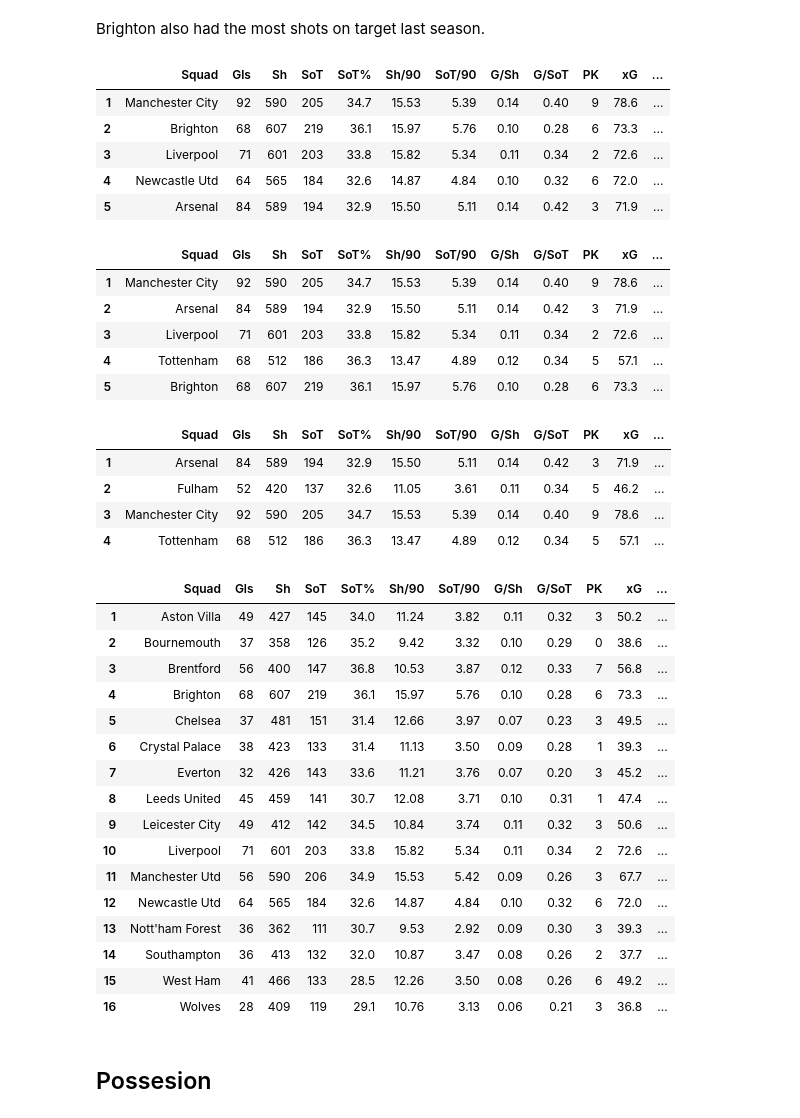
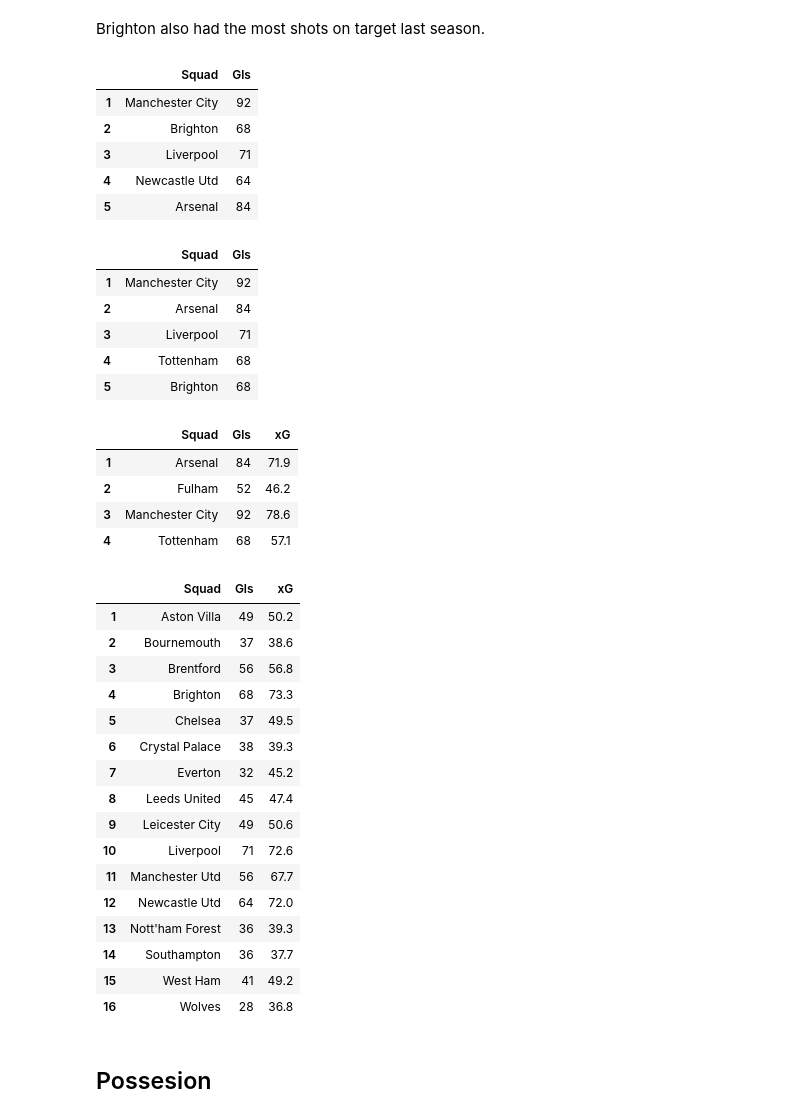
Before and after one commit to ayomidecole/Prem2022-23-data, a Jupyter notebook: prem_data_analysis.ipynb, the cells around one changed output. Cells and saved outputs as stored; diff of their text form; code cells hidden in the pictures.

```diff
--- a/prem_data_analysis.ipynb
+++ b/prem_data_analysis.ipynb
@@ -90,60 +90,59 @@ SoT_sorted
 Brighton also had the most shots on target last season.
 # %%
 shooting_xGsorted = shooting.sort_values('xG', ascending=False).set_index(np.arange(1, len(shooting)+1))
-shooting_xGsorted[:5]
+shooting_xGsorted[['Squad', 'Gls']].head(5)
 # %% [output]
-|  | Squad | Gls | Sh | SoT | SoT% | Sh/90 | SoT/90 | G/Sh | G/SoT | PK | xG | ... |
-| 1 | Manchester City | 92 | 590 | 205 | 34.7 | 15.53 | 5.39 | 0.14 | 0.40 | 9 | 78.6 | ... |
-| 2 | Brighton | 68 | 607 | 219 | 36.1 | 15.97 | 5.76 | 0.10 | 0.28 | 6 | 73.3 | ... |
-| 3 | Liverpool | 71 | 601 | 203 | 33.8 | 15.82 | 5.34 | 0.11 | 0.34 | 2 | 72.6 | ... |
-| 4 | Newcastle Utd | 64 | 565 | 184 | 32.6 | 14.87 | 4.84 | 0.10 | 0.32 | 6 | 72.0 | ... |
-| 5 | Arsenal | 84 | 589 | 194 | 32.9 | 15.50 | 5.11 | 0.14 | 0.42 | 3 | 71.9 | ... |
+|  | Squad | Gls |
+| 1 | Manchester City | 92 |
+| 2 | Brighton | 68 |
+| 3 | Liverpool | 71 |
+| 4 | Newcastle Utd | 64 |
+| 5 | Arsenal | 84 |
 # %%
 top_5_gls = shooting.nlargest(5, 'Gls').reset_index(drop=True)
 top_5_gls.index = top_5_gls.index + 1
 top_5_gls
 top_5_teams = shooting.sort_values('Gls', ascending=False).head(5).reset_index(drop=True)
 top_5_teams.index = top_5_teams.index + 1
-top_5_teams
+top_5_teams[['Squad', 'Gls']]
 # %% [output]
-|  | Squad | Gls | Sh | SoT | SoT% | Sh/90 | SoT/90 | G/Sh | G/SoT | PK | xG | ... |
-| 1 | Manchester City | 92 | 590 | 205 | 34.7 | 15.53 | 5.39 | 0.14 | 0.40 | 9 | 78.6 | ... |
-| 2 | Arsenal | 84 | 589 | 194 | 32.9 | 15.50 | 5.11 | 0.14 | 0.42 | 3 | 71.9 | ... |
-| 3 | Liverpool | 71 | 601 | 203 | 33.8 | 15.82 | 5.34 | 0.11 | 0.34 | 2 | 72.6 | ... |
-| 4 | Tottenham | 68 | 512 | 186 | 36.3 | 13.47 | 4.89 | 0.12 | 0.34 | 5 | 57.1 | ... |
-| 5 | Brighton | 68 | 607 | 219 | 36.1 | 15.97 | 5.76 | 0.10 | 0.28 | 6 | 73.3 | ... |
+|  | Squad | Gls |
+| 1 | Manchester City | 92 |
+| 2 | Arsenal | 84 |
+| 3 | Liverpool | 71 |
+| 4 | Tottenham | 68 |
+| 5 | Brighton | 68 |
 # %%
 overperformed_xG = shooting[shooting['Gls'] > shooting['xG']].reset_index(drop=True)
 overperformed_xG.index = overperformed_xG.index + 1
-overperformed_xG
+overperformed_xG[['Squad', 'Gls', 'xG']]
 # %% [output]
-|  | Squad | Gls | Sh | SoT | SoT% | Sh/90 | SoT/90 | G/Sh | G/SoT | PK | xG | ... |
-| 1 | Arsenal | 84 | 589 | 194 | 32.9 | 15.50 | 5.11 | 0.14 | 0.42 | 3 | 71.9 | ... |
-| 2 | Fulham | 52 | 420 | 137 | 32.6 | 11.05 | 3.61 | 0.11 | 0.34 | 5 | 46.2 | ... |
-| 3 | Manchester City | 92 | 590 | 205 | 34.7 | 15.53 | 5.39 | 0.14 | 0.40 | 9 | 78.6 | ... |
-| 4 | Tottenham | 68 | 512 | 186 | 36.3 | 13.47 | 4.89 | 0.12 | 0.34 | 5 | 57.1 | ... |
+|  | Squad | Gls | xG |
+| 1 | Arsenal | 84 | 71.9 |
+| 2 | Fulham | 52 | 46.2 |
+| 3 | Manchester City | 92 | 78.6 |
+| 4 | Tottenham | 68 | 57.1 |
 # %%
-underperformed_xG = shooting[shooting['xG'] > shooting['Gls']].reset_index(drop=True)
-underperformed_xG.index = underperformed_xG.index + 1
-underperformed_xG
+underperformed_xG = shooting[shooting['Gls'] < shooting['xG']].reset_index(drop=True)
+underperformed_xG.set_index(np.arange(1, len(underperformed_xG)+1))[['Squad', 'Gls', 'xG']]
 # %% [output]
-|  | Squad | Gls | Sh | SoT | SoT% | Sh/90 | SoT/90 | G/Sh | G/SoT | PK | xG | ... |
-| 1 | Aston Villa | 49 | 427 | 145 | 34.0 | 11.24 | 3.82 | 0.11 | 0.32 | 3 | 50.2 | ... |
-| 2 | Bournemouth | 37 | 358 | 126 | 35.2 | 9.42 | 3.32 | 0.10 | 0.29 | 0 | 38.6 | ... |
-| 3 | Brentford | 56 | 400 | 147 | 36.8 | 10.53 | 3.87 | 0.12 | 0.33 | 7 | 56.8 | ... |
-| 4 | Brighton | 68 | 607 | 219 | 36.1 | 15.97 | 5.76 | 0.10 | 0.28 | 6 | 73.3 | ... |
-| 5 | Chelsea | 37 | 481 | 151 | 31.4 | 12.66 | 3.97 | 0.07 | 0.23 | 3 | 49.5 | ... |
-| 6 | Crystal Palace | 38 | 423 | 133 | 31.4 | 11.13 | 3.50 | 0.09 | 0.28 | 1 | 39.3 | ... |
-| 7 | Everton | 32 | 426 | 143 | 33.6 | 11.21 | 3.76 | 0.07 | 0.20 | 3 | 45.2 | ... |
-| 8 | Leeds United | 45 | 459 | 141 | 30.7 | 12.08 | 3.71 | 0.10 | 0.31 | 1 | 47.4 | ... |
-| 9 | Leicester City | 49 | 412 | 142 | 34.5 | 10.84 | 3.74 | 0.11 | 0.32 | 3 | 50.6 | ... |
-| 10 | Liverpool | 71 | 601 | 203 | 33.8 | 15.82 | 5.34 | 0.11 | 0.34 | 2 | 72.6 | ... |
-| 11 | Manchester Utd | 56 | 590 | 206 | 34.9 | 15.53 | 5.42 | 0.09 | 0.26 | 3 | 67.7 | ... |
-| 12 | Newcastle Utd | 64 | 565 | 184 | 32.6 | 14.87 | 4.84 | 0.10 | 0.32 | 6 | 72.0 | ... |
-| 13 | Nott'ham Forest | 36 | 362 | 111 | 30.7 | 9.53 | 2.92 | 0.09 | 0.30 | 3 | 39.3 | ... |
-| 14 | Southampton | 36 | 413 | 132 | 32.0 | 10.87 | 3.47 | 0.08 | 0.26 | 2 | 37.7 | ... |
-| 15 | West Ham | 41 | 466 | 133 | 28.5 | 12.26 | 3.50 | 0.08 | 0.26 | 6 | 49.2 | ... |
-| 16 | Wolves | 28 | 409 | 119 | 29.1 | 10.76 | 3.13 | 0.06 | 0.21 | 3 | 36.8 | ... |
+|  | Squad | Gls | xG |
+| 1 | Aston Villa | 49 | 50.2 |
+| 2 | Bournemouth | 37 | 38.6 |
+| 3 | Brentford | 56 | 56.8 |
+| 4 | Brighton | 68 | 73.3 |
+| 5 | Chelsea | 37 | 49.5 |
+| 6 | Crystal Palace | 38 | 39.3 |
+| 7 | Everton | 32 | 45.2 |
+| 8 | Leeds United | 45 | 47.4 |
+| 9 | Leicester City | 49 | 50.6 |
+| 10 | Liverpool | 71 | 72.6 |
+| 11 | Manchester Utd | 56 | 67.7 |
+| 12 | Newcastle Utd | 64 | 72.0 |
+| 13 | Nott'ham Forest | 36 | 39.3 |
+| 14 | Southampton | 36 | 37.7 |
+| 15 | West Ham | 41 | 49.2 |
+| 16 | Wolves | 28 | 36.8 |
 # %% [markdown]
 ## Possesion
 # %%
```
Also changed, not shown: parts of 4 cells of this notebook.
